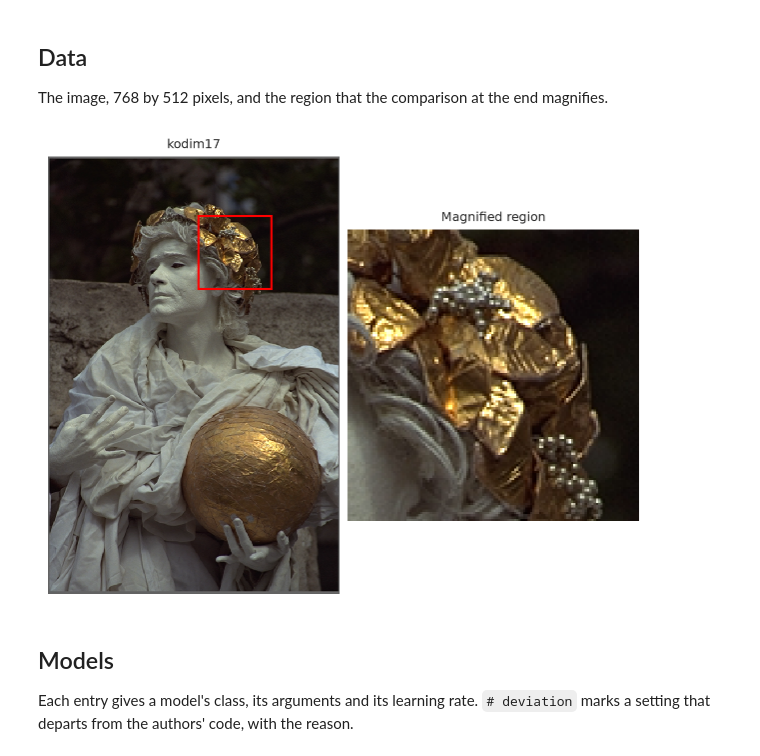
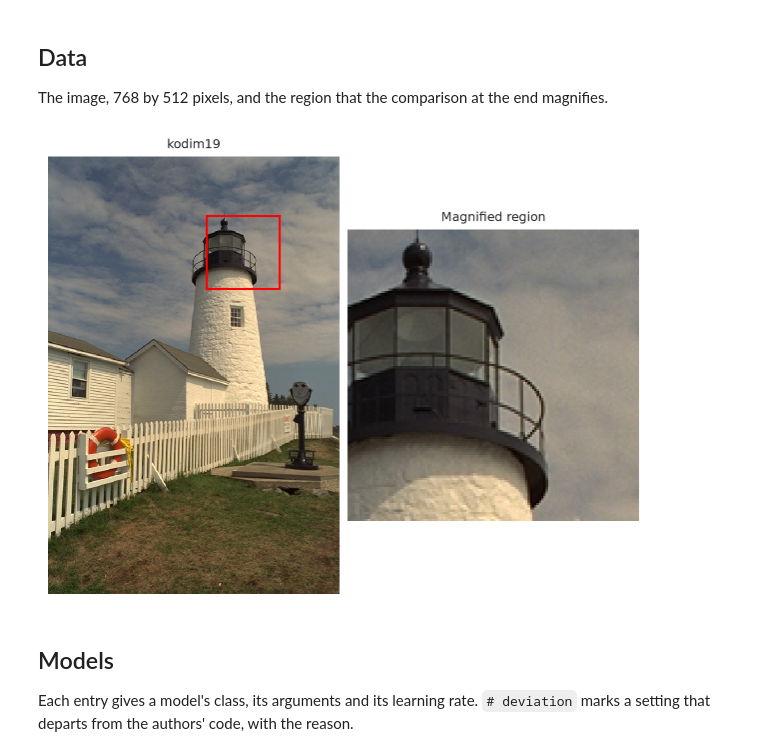
Before and after one commit to pashtari/inro, a Jupyter notebook: notebooks/image_representation.ipynb, the cells around one changed output. Saved outputs shown, nothing was run; the diff lists cells and outputs as text; code cells hidden in the pictures.

```diff
--- a/notebooks/image_representation.ipynb
+++ b/notebooks/image_representation.ipynb
@@ -167,24 +167,24 @@ def compare(panels, label, width=11):
 The image, 768 by 512 pixels, and the region that the comparison at the end
 magnifies.
 # %%
-IMAGE_PATH = "../data/Kodak/kodim17.png"
-CROP = (slice(104, 232), slice(264, 392))  # rows and columns: the laurel wreath
+IMAGE_PATH = "../data/Kodak/kodim19.png"
+CROP = (slice(104, 232), slice(279, 407))  # rows and columns: the lighthouse's lantern
 
 image = nf.ImageCoordinateDataset(IMAGE_PATH)  # every pixel, for evaluation
 H, W = image.grid_size
 original = image.original.permute(1, 2, 0).numpy()  # (H, W, 3), uint8
 
 fig = show(
-    [("kodim17", original), ("Magnified region", original[CROP])], ncols=2, width=6
+    [("kodim19", original), ("Magnified region", original[CROP])], ncols=2, width=6
 )
 rows, columns = CROP
 box = plt.Rectangle(
     (columns.start, rows.start), columns.stop - columns.start, rows.stop - rows.start
 )
 fig.axes[0].add_patch(box).set(fill=False, edgecolor="red", linewidth=1.5)
 plt.show()
 # %% [output]
-[figure, old version]
+[figure, new version]
 # %% [markdown]
 ## Models
 
```
Also changed, not shown: parts of 5 cells of this notebook, 21 other files.
